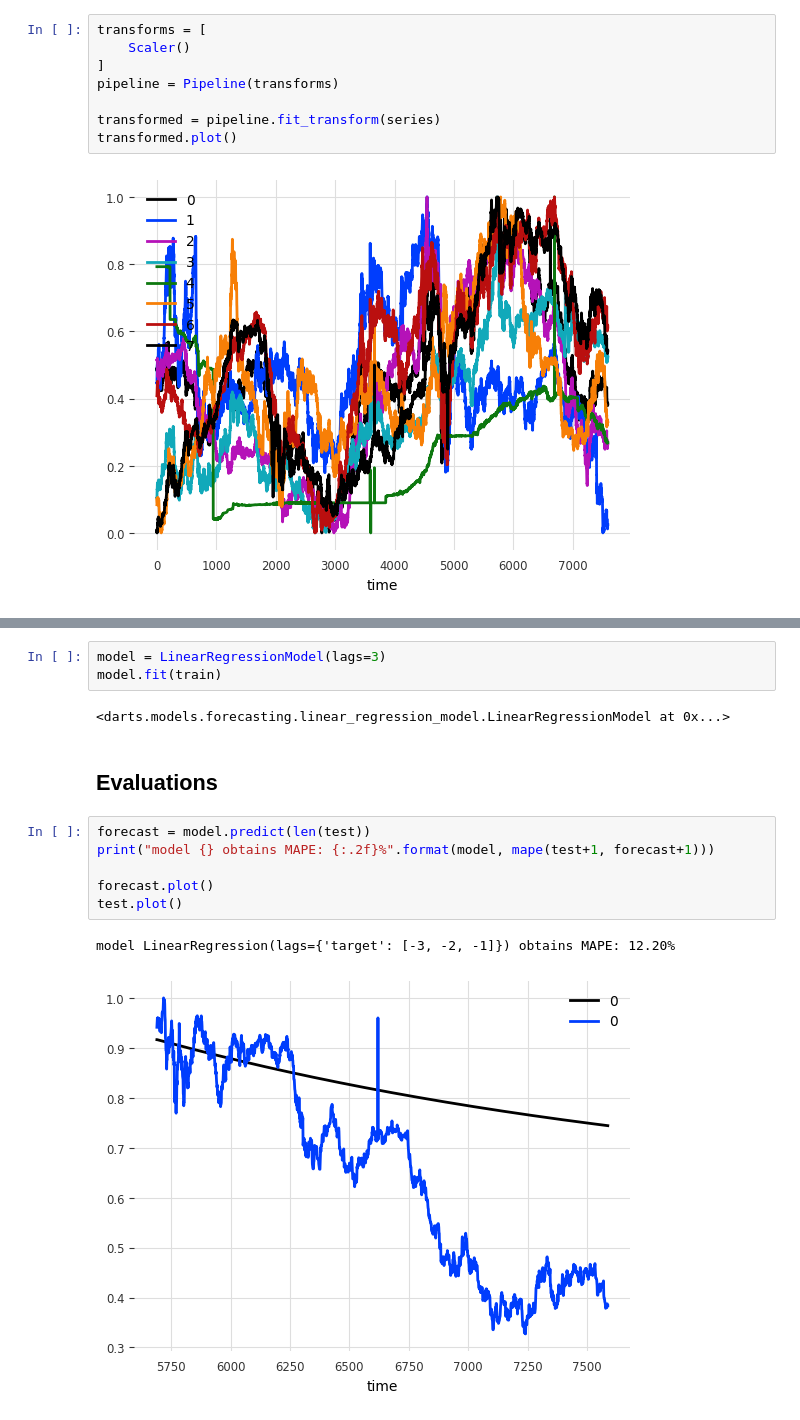
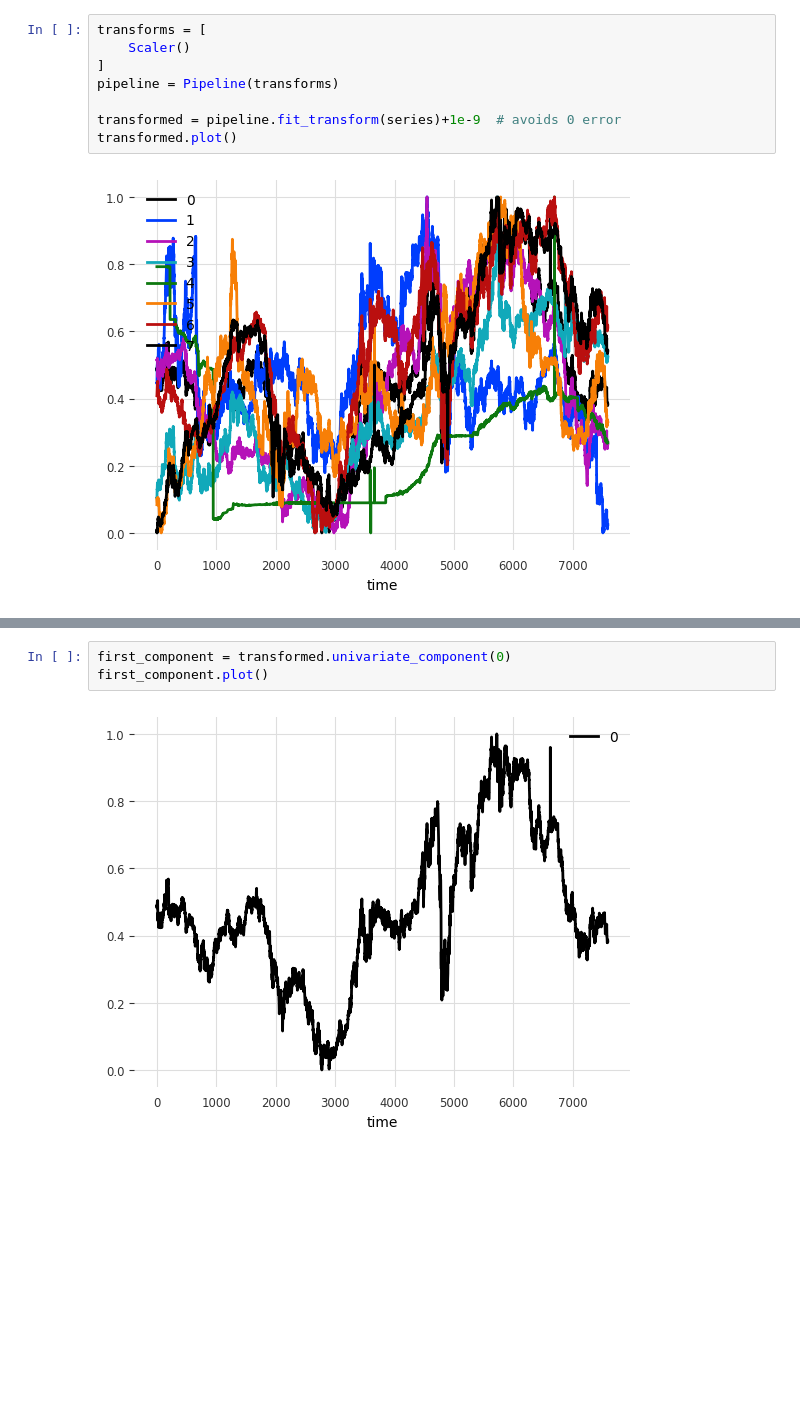
Before and after one commit to MarthyGarcia/IFT6759_B_H23, a Jupyter notebook: notebooks/1.0-wgc-initial-data-exploration.ipynb, the cells around one changed output, grey strips where cells are left out. Cells and saved outputs as stored; diff of their text form; blank space fills up the shorter version.

```diff
--- a/notebooks/1.0-wgc-initial-data-exploration.ipynb
+++ b/notebooks/1.0-wgc-initial-data-exploration.ipynb
@@ -38,7 +38,7 @@ transforms = [
 ]
 pipeline = Pipeline(transforms)
 
-transformed = pipeline.fit_transform(series)
+transformed = pipeline.fit_transform(series)+1e-9  # avoids 0 error
 transformed.plot()
 # %% [output]
 [figure]
@@ -55,16 +45,5 @@ test.plot()
-# %%
-model = LinearRegressionModel(lags=3)
-model.fit(train)
-# %% [output]
-<darts.models.forecasting.linear_regression_model.LinearRegressionModel at 0x...>
-# %% [markdown]
-## Evaluations
-# %%
-forecast = model.predict(len(test))
-print("model {} obtains MAPE: {:.2f}%".format(model, mape(test+1, forecast+1)))
-
-forecast.plot()
-test.plot()
-# %% [output]
-model LinearRegression(lags={'target': [-3, -2, -1]}) obtains MAPE: 12.20%
-[figure, removed]
+# %%
+first_component = transformed.univariate_component(0)
+first_component.plot()
+# %% [output]
+[figure, added]
```
Also changed, not shown: parts of 13 cells of this notebook.
